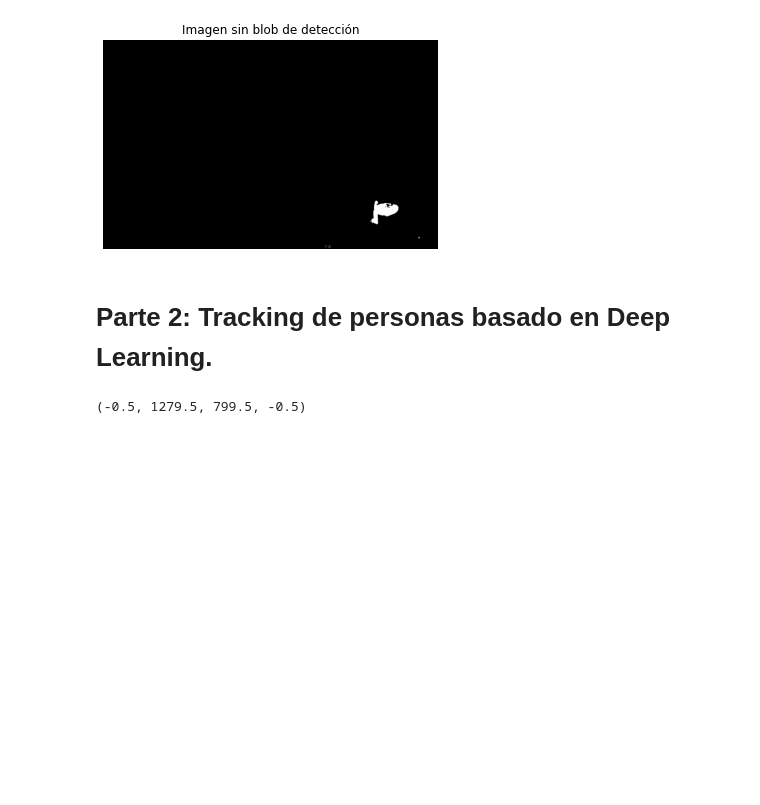
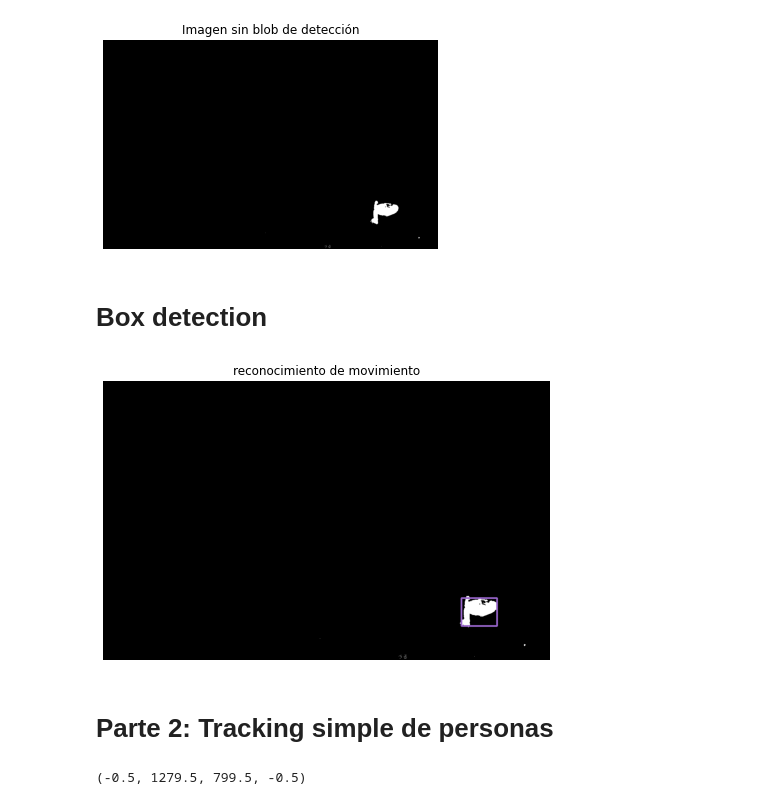
Before and after one commit to BenjaminIrarrazabal/Laboratorios_Inteligencia, a Jupyter notebook: Exp3.ipynb, the cells around one changed output. Saved outputs shown, nothing was run; the diff lists cells and outputs as text; code cells hidden in the pictures; blank space fills up the shorter version.

```diff
--- a/Exp3.ipynb
+++ b/Exp3.ipynb
@@ -161,3 +131,5 @@ plt.axis('off')
 # %% [output]
 (-0.5, 1279.5, 799.5, -0.5)
 [figure]
+# %% [markdown]
+# Box detection
@@ -164,37 +170,9 @@ plt.axis('off')
 # %%
-# Histogramas
-M = ABs1[312]
-# Histogramas
-Hist_cols = np.sum(M,axis=0)
-Hist_rows = np.sum(M,axis=1)
-x = []
-y = []
-
-for i in range(len(Hist_cols)):
-    if Hist_cols[i] > 2*np.mean(Hist_cols):
-        x.append(i)
-    else:
-        pass
-for j in range(len(Hist_rows)):
-    if Hist_rows[j] > 2*np.mean(Hist_rows):
-        y.append(j)
-    else:
-        pass
-minx = np.min(x)
-maxx = np.max(x)
-miny = np.min(y)
-maxy = np.max(y)
-
-#M = cv2.cvtColor(M.astype(np.uint8), cv2.COLOR_GRAY2RGB)
-M = M.astype(np.uint8)
-M_rgb = cv2.merge([M,M,M])
-cv2.rectangle(M_rgb,(minx,miny),(maxx,maxy),(153, 102, 204),2)
-
-cv2.imshow('image',M_rgb)
-cv2.waitKey(0)
-cv2.destroyAllWindows()
+draw_box(ABs1[312],title='reconocimiento de movimiento')
+# %% [output]
+[figure, added]
-# %% [markdown]
-# Parte 2: Tracking de personas basado en Deep Learning.
+# %% [markdown]
+# Parte 2: Tracking simple de personas
 # %%
 # usemos una secuencia concida para determinar los parametros A,B,C,D
 #que seran utilizados para realziar un tracking simple
```
Also changed, not shown: parts of 20 cells of this notebook.
